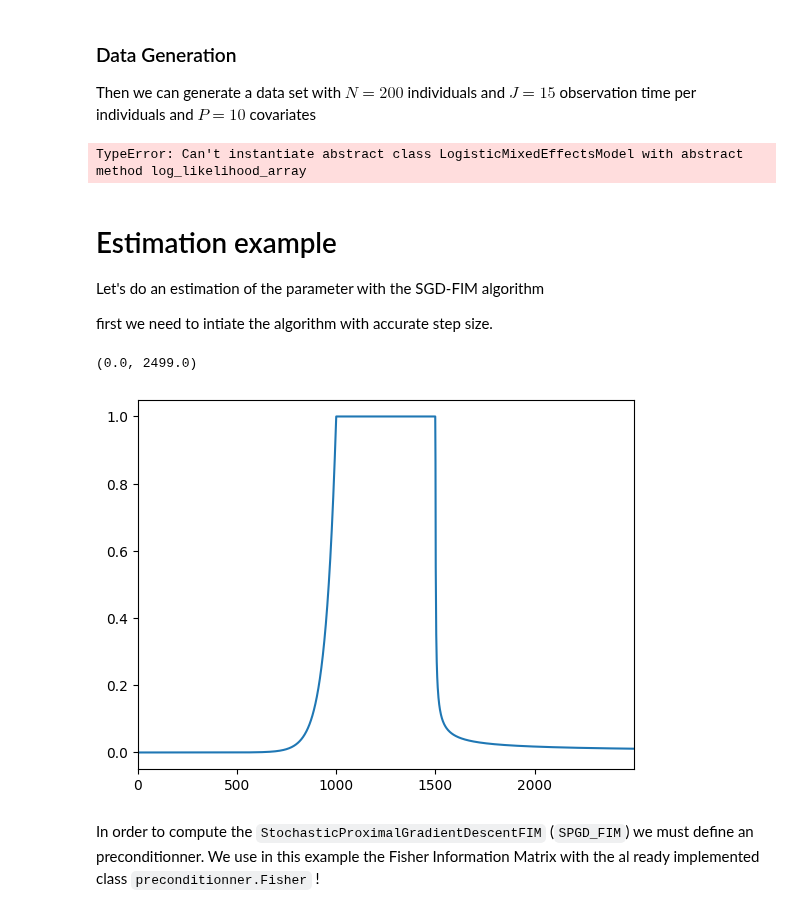
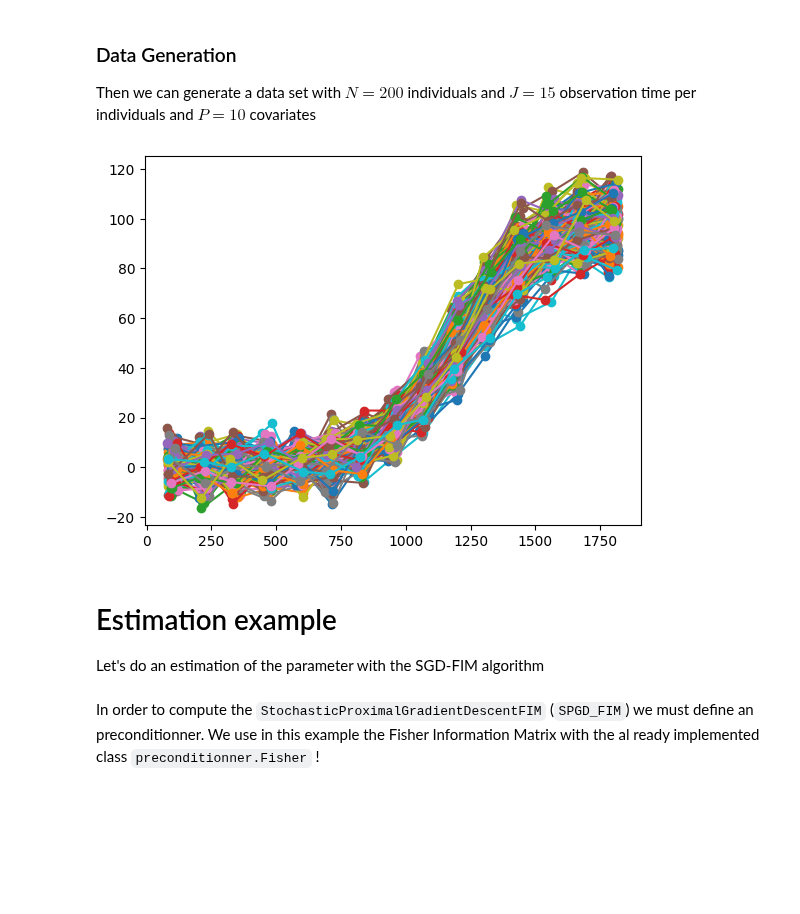
Before and after one commit to caillebotteAntoine/sdg4varselect, a Jupyter notebook: examples/tutorial.ipynb, the cells around one changed output. Drawn from its saved outputs; the diff is of its cells as text; code cells hidden in the pictures; blank space fills up the shorter version.

```diff
--- a/examples/tutorial.ipynb
+++ b/examples/tutorial.ipynb
@@ -48,7 +48,9 @@ We also want to define a high dimensional covariate model, we inherit from the `
 import functools
 from jax import jit
 
-from sdg4varselect.models.abstract.abstract_mixed_effects_model import AbstractMixedEffectsModel
+from sdg4varselect.models.abstract.abstract_mixed_effects_model import (
+    AbstractMixedEffectsModel,
+)
 
 
 class LogisticMixedEffectsModel(AbstractMixedEffectsModel):
@@ -64,7 +66,6 @@ class LogisticMixedEffectsModel(AbstractMixedEffectsModel):
             tau=pc.RealPositive(scale=100),
             cov_latent=pc.MatrixDiagPosDef(dim=2, scale=(100, 2000)),
             var_residual=pc.RealPositive(scale=100),
-            beta=pc.Real(scale=10, shape=(self.P,)),
         )
 
     @property
@@ -99,45 +100,25 @@ Then we can generate a data set with $N=200$ individuals and $J=15$ observation
 # %%
 import matplotlib.pyplot as plt
 
-myModel = LogisticMixedEffectsModel(N=200, J=15, P=10)
+myModel = LogisticMixedEffectsModel(N=200, J=15)
 
 p_star = myModel.new_params(
     mean_latent=jnp.array([100, 1200]),
     cov_latent=jnp.diag(jnp.array([50, 1000])),
     tau=150,
     var_residual=30,
-    beta=jnp.concatenate(
-        [jnp.array([300, 100, -200]), jnp.zeros(shape=(myModel.P - 3,))]
-    ),
 )
 
 myobs, mysim = myModel.sample(p_star, jrd.PRNGKey(0))
 
 ax = plt.figure().add_subplot(1, 1, 1)
 _ = ax.plot(myobs["mem_obs_time"].T, myobs["Y"].T, "o-")
 # %% [output]
-TypeError: Can't instantiate abstract class LogisticMixedEffectsModel with abstract method log_likelihood_array
+[figure, added]
 # %% [markdown]
 # Estimation example
 
 Let's do an estimation of the parameter with the SGD-FIM algorithm
-
-first we need to intiate the algorithm with accurate step size.
-# %%
-from sdg4varselect.learning_rate import LearningRate
-
-learning_rate = float(jnp.log(1e-8))
-step_size = LearningRate(
-    coef_heating=0.65,
-    preheating=1000,
-    heating=1500,
-    coef_preheating=learning_rate,
-)
-_ = step_size.plot()
-sdgplt.plt.xlim(0, step_size.heating + 1000)
-# %% [output]
-(0.0, 2499.0)
-[figure, removed]
 # %% [markdown]
 In order to compute the `StochasticProximalGradientDescentFIM` (`SPGD_FIM`) we must define an preconditionner. We use in this example the Fisher Information Matrix with the al ready implemented class `preconditionner.Fisher` !
 # %%
```
Also changed, not shown: parts of 2 cells of this notebook.
